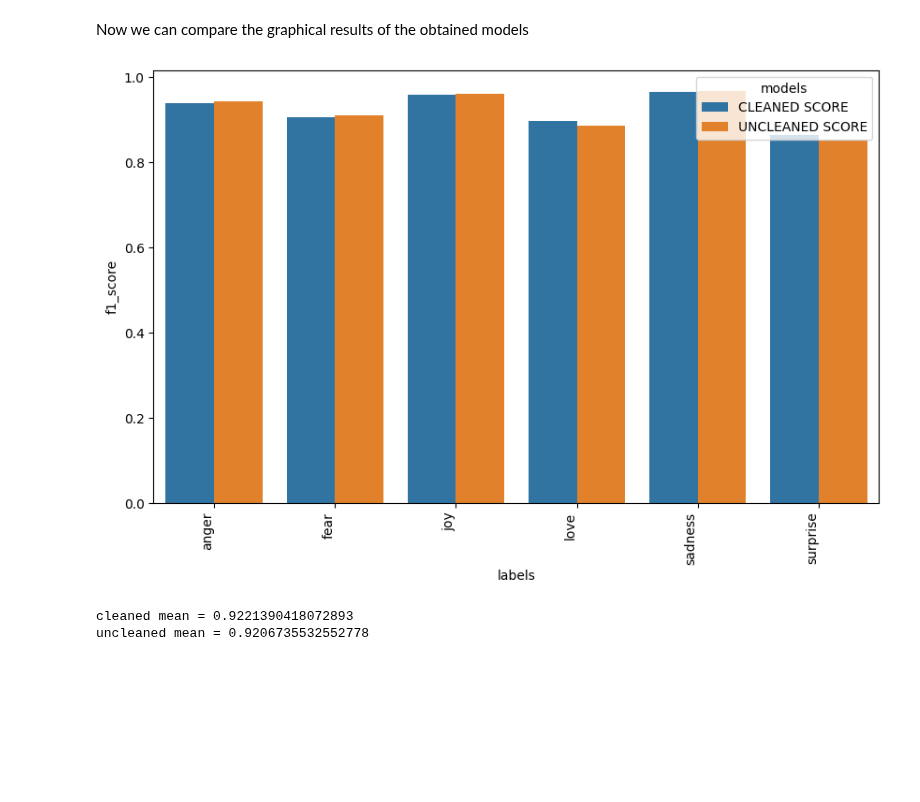
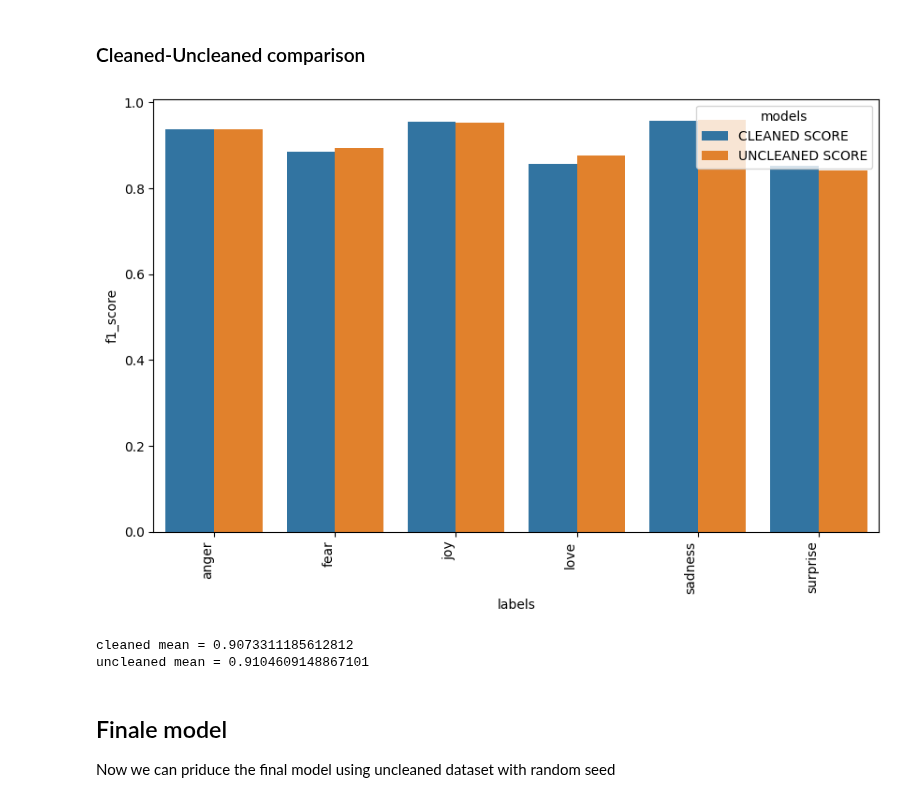
Before and after one commit to Nsivaa/HLT, a Jupyter notebook: TwitterData_Bert.ipynb, the cells around one changed output. Saved outputs shown, nothing was run; the diff lists cells and outputs as text; code cells hidden in the pictures; blank space fills up the shorter version.

```diff
--- a/TwitterData_Bert.ipynb
+++ b/TwitterData_Bert.ipynb
@@ -142,11 +152,11 @@ Now we can train a bert model with the best parameter and a fixed seed to reprod
 # %%
-MINIBATCH_SIZE = 8
+train_df, val_df, test_df = load_dataset(DatasetEnum.TwitterData, k_hot_encode=True)
+MODEL_NAME = 'BertUncleaned'
+CHECKPOINT_MODEL_FILE = CHECKPOINT_DIR + DATASET_NAME + '_' + MODEL_NAME + '.pth'
+MINIBATCH_SIZE = 16
 EPOCHS = 4
 LAMBDA = 1e-05
-LEARNING_RATE = 1e-05
-train_df, val_df, test_df = load_dataset(DatasetEnum.TwitterDataCleaned)
-MODEL_NAME = 'BertCleaned'
-CHECKPOINT_MODEL_FILE = CHECKPOINT_DIR + DATASET_NAME + '_' + MODEL_NAME + '.pth'
+LEARNING_RATE = 5e-05
 PARAMS = {'batch_size':MINIBATCH_SIZE,
           'learning_rate':LEARNING_RATE,
           'epochs':4,
@@ -154,22 +164,19 @@ PARAMS = {'batch_size':MINIBATCH_SIZE,
           'regularization':LAMBDA,
           'n_classes':len(LABEL_COLS)}
 
-
 SCORES = {'accuracy': sl_accuracy,
           'f1_macro': sl_f1_macro,
           'f1_micro': sl_f1_micro}
+
+# creating the model with the same seed as the cleaned version
 seed_val = 2
 random.seed(seed_val)
 torch.manual_seed(seed_val)
 np.random.seed(seed_val)
 torch.cuda.manual_seed_all(seed_val)
-model = Bert(SCORES,
+model_uncleaned = Bert(SCORES,
                 PARAMS)
-model.fit(train_df, validation_df=val_df, progress_bar_epoch=True, progress_bar_step=True, checkpoint_path=CHECKPOINT_MODEL_FILE,checkpoint_score="f1_macro",checkpoint_score_maximize=True,shuffle_training=False)
-
-out_cleaned = model.predict(val_df)
-target_cleaned = val_df.iloc[:, 1:].values
-best_out_cleaned = np.argmax(out_cleaned, axis=1)
+model_uncleaned.fit(train_df, validation_df=val_df, progress_bar_epoch=True, progress_bar_step=True, checkpoint_path=CHECKPOINT_MODEL_FILE,checkpoint_score="f1_macro",checkpoint_score_maximize=True,shuffle_training=False)
 # %% [output]
 Epoch 1/4
 Epoch 2/4
@@ -221,3 +206,5 @@ twitter_model_analysis(model_uncleaned, val_df, LABEL_COLS)
+# %% [markdown]
+### Cleaned-Uncleaned comparison
 # %%
 _,val_df_uncleaned,_ = load_dataset(DatasetEnum.TwitterData, k_hot_encode=True)
 _,val_df,_ = load_dataset(DatasetEnum.TwitterDataCleaned)
@@ -230,33 +217,34 @@ CHECKPOINT_MODEL_FILE = CHECKPOINT_DIR + DATASET_NAME + '_' + MODEL_NAME + '.pth
 model_uncleaned = Bert(SCORES,
                 PARAMS,checkpoint=CHECKPOINT_MODEL_FILE)
 
-thresh_cleaned=0.08
-thresh_uncleaned=0.48
 
 out_uncleaned = model_uncleaned.predict(val_df_uncleaned)
 best_out_uncleaned = np.argmax(out_uncleaned, axis=1)
+best_out_uncleaned = np.eye(len(LABEL_COLS))[best_out_uncleaned]
 
 out_cleaned = model_cleaned.predict(val_df)
 best_out_cleaned = np.argmax(out_cleaned, axis=1)
+best_out_cleaned = np.eye(len(LABEL_COLS))[best_out_cleaned]
-# %% [markdown]
-Now we can compare the graphical results of the obtained models
 # %%
-
-cleaned_score = f1_score(target_cleaned, best_out_cleaned,average=None)
-uncleaned_score = f1_score(target_uncleaned, best_out_uncleaned,average=None)
+target = val_df[LABEL_COLS].values
+cleaned_score = f1_score(target, best_out_cleaned,average=None)
+uncleaned_score = f1_score(target, best_out_uncleaned,average=None)
 
 # we create a dataframe with for each label the f1 score for both the models
 results_df=pd.DataFrame(zip(LABEL_COLS,cleaned_score,uncleaned_score),columns=["labels","CLEANED SCORE","UNCLEANED SCORE"])
 results_df = pd.melt(results_df, id_vars="labels", var_name="models", value_name="f1_score")
 plt.figure(figsize=(10, 6))
 barplot=sns.barplot(x="labels", hue="models", y="f1_score", data=results_df)
 barplot.set_xticklabels(barplot.get_xticklabels(),
                           rotation=90,
                           horizontalalignment='right')
 plt.show()
 
 print(f"cleaned mean = {np.mean(cleaned_score)}\nuncleaned mean = {np.mean(uncleaned_score)}")
 # %% [output]
-[figure, old version]
+[figure, new version]
-cleaned mean = 0.9221390418072893
-uncleaned mean = 0.9206735532552778
+cleaned mean = 0.9073311185612812
+uncleaned mean = 0.9104609148867101
+# %% [markdown]
+## Finale model
+Now we can priduce the final model using uncleaned dataset with random seed
```
Also changed, not shown: parts of 15 cells of this notebook, 3 other files.
